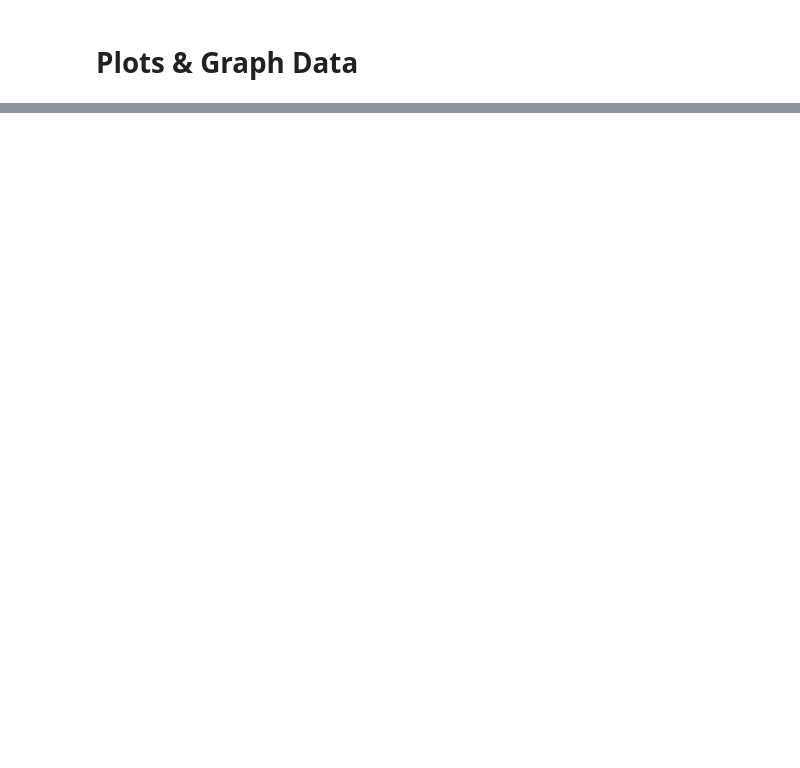
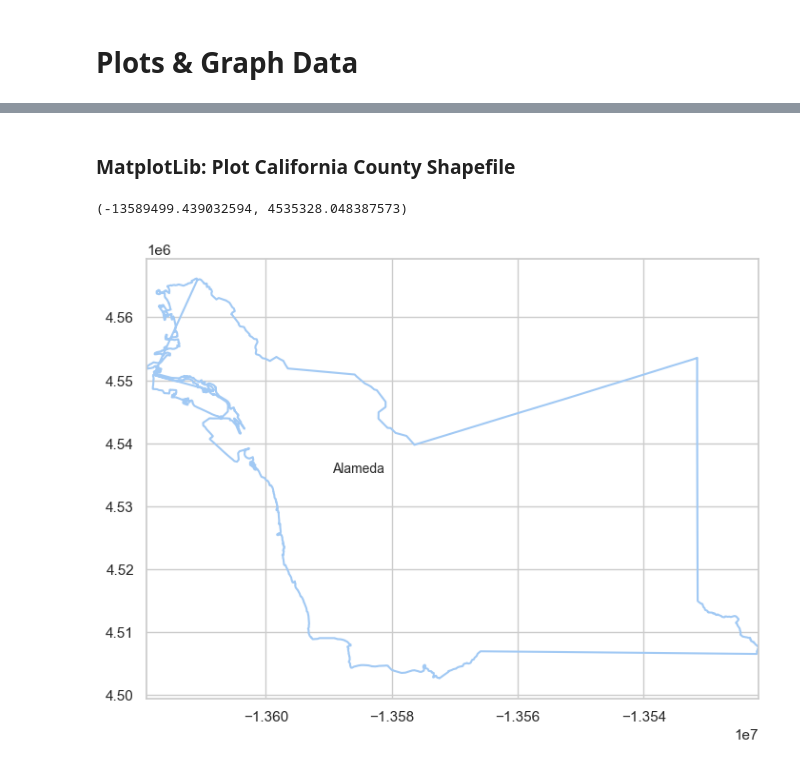
Before and after one commit to lleiva25/WARN-Notice-Analysis, a Jupyter notebook: Part 1 Clean Data copy.ipynb, the cells around one changed output, grey strips where cells are left out. Cells and saved outputs as stored; diff of their text form; code cells hidden in the pictures; blank space fills up the shorter version.

Commit message:
Plotly & Matplotlib maps were added

```diff
--- a/Part 1 Clean Data copy.ipynb
+++ b/Part 1 Clean Data copy.ipynb
@@ -963,0 +1112,32 @@ county_employee_layoff_group.head()
+# %% [markdown]
+<h3>MatplotLib: Plot California County Shapefile</h3>
+# %%
+#Plotting a specific shape
+def plot_shape(id, s=None):
+    """ PLOTS A SINGLE SHAPE """
+    plt.figure()
+    ax = plt.axes()
+    ax.set_aspect('equal')
+    shape_ex = sf.shape(id)
+    x_lon = np.zeros((len(shape_ex.points),1))
+    y_lat = np.zeros((len(shape_ex.points),1))
+    for ip in range(len(shape_ex.points)):
+        x_lon[ip] = shape_ex.points[ip][0]
+        y_lat[ip] = shape_ex.points[ip][1]
+    plt.plot(x_lon,y_lat)
+    x0 = np.mean(x_lon)
+    y0 = np.mean(y_lat)
+    plt.text(x0, y0, s, fontsize=10)
+    # use bbox (bounding box) to set plot limits
+    plt.xlim(shape_ex.bbox[0],shape_ex.bbox[2])
+    return x0, y0
+
+#Lets view the boundaries of Alameda county to verify the function works
+#It is correctly plotted
+alameda = 'Alameda'
+alameda_id= df[df.CountyName == alameda].index[0]
+
+plot_shape(alameda_id,alameda)
+# %% [output]
+(-13589499.439032594, 4535328.048387573)
+[figure, added]
```
Also changed, not shown: parts of 34 cells of this notebook, 18 other files.
